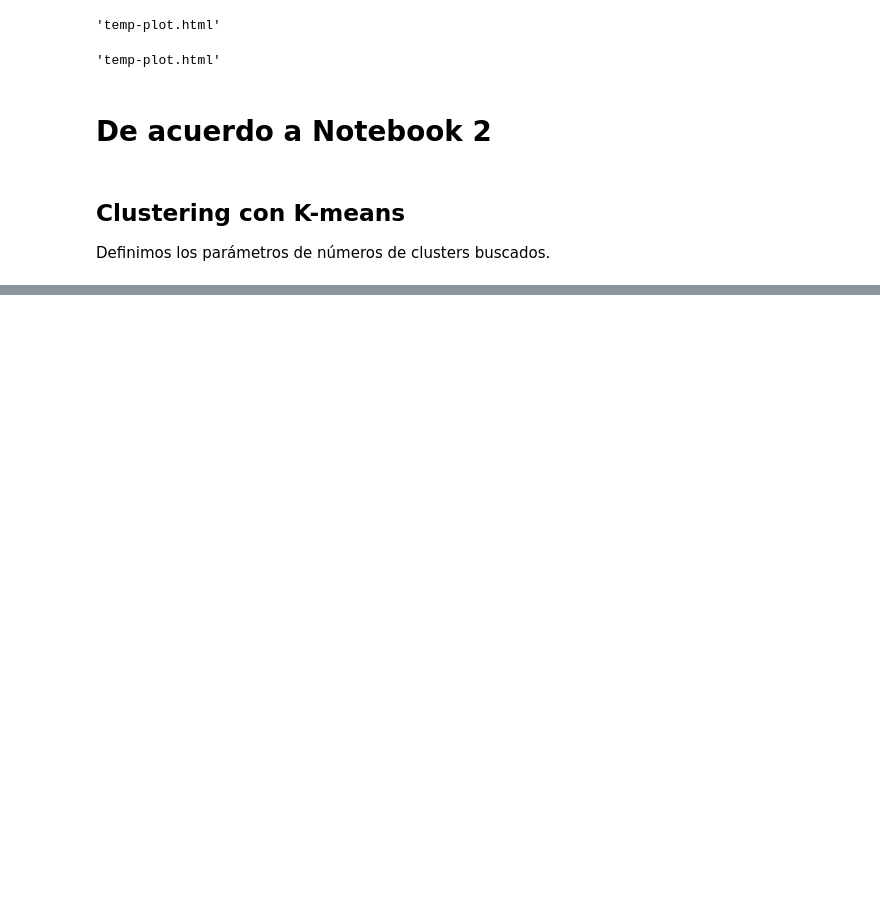
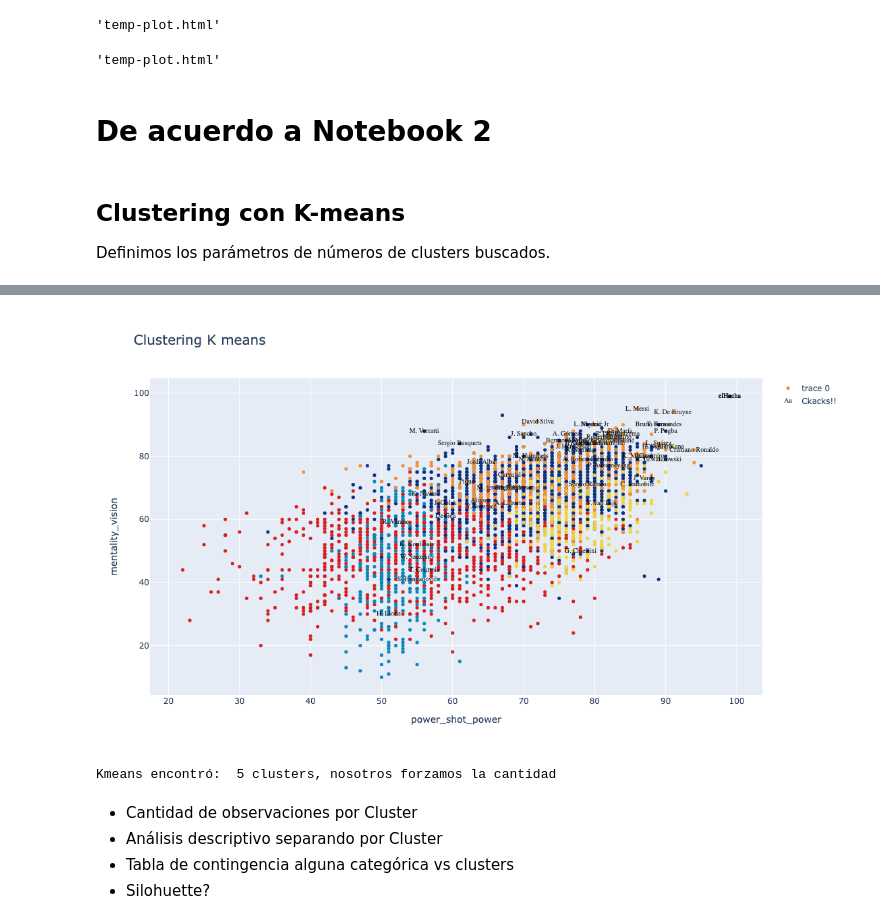
Before and after one commit to DiploDatos-Grupo2/AprendizajeNoSupervisado, a Jupyter notebook: TrabajoEntregable.ipynb, the cells around one changed output, grey strips where cells are left out. Cells and saved outputs as stored; diff of their text form; code cells hidden in the pictures; blank space fills up the shorter version.

```diff
--- a/TrabajoEntregable.ipynb
+++ b/TrabajoEntregable.ipynb
@@ -397,0 +452,50 @@ df_skills.head()
+# %%
+bool_crack = dfNew["overall"] > 85
+bool_no_crack = dfNew["overall"]<86
+
+#Eligo dos números entre 0 y  de n_skills-1
+skill_1 = skills_ratings[27]
+skill_2 = skills_ratings[35]
+# %%
+kmean_clusters = go.Scatter(x=df_skills[skill_1], y=df_skills[skill_2],
+                           mode='markers',
+                        text=dfNew.loc[:,'short_name'],
+                           marker=dict(
+                                size=5,
+                                color = clusters.astype(np.float), #set color equal to a variable
+                                colorscale='Portland',
+                                showscale=False)
+                           )
+
+crack =go.Scatter(x=df_skills.loc[bool_crack,skill_1], y=df_skills.loc[bool_crack,skill_2],name='Ckacks!!',
+                      text=dfNew.loc[bool_crack,'short_name'],
+                      textfont=dict(family='sans serif',size=10,color='black'),
+                      opacity=0.9,mode='text')
+
+data=[kmean_clusters,crack]
+
+layout = go.Layout(title="Clustering K means ",titlefont=dict(size=20),
+                xaxis=dict(title=skill_1),
+                yaxis=dict(title=skill_2),
+                autosize=False, width=1000,height=650)
+
+fig = go.Figure(data=data, layout=layout)
+# %%
+#En Colab:
+#fig.show(renderer="colab")
+#En Jupyter:
+iplot(fig)
+#plot(fig)
+# %% [output]
+[figure, added]
+# %%
+df_clusters=dfNew.copy()
+df_clusters['kmeans'] = km.labels_ #clusters
+print('Kmeans encontró: ', max(km.labels_)+1, 'clusters, nosotros forzamos la cantidad')
+# %% [output]
+Kmeans encontró:  5 clusters, nosotros forzamos la cantidad
+# %% [markdown]
+- Cantidad de observaciones por Cluster
+- Análisis descriptivo separando por Cluster
+- Tabla de contingencia alguna categórica vs clusters
+- Silohuette?
```
Also changed, not shown: parts of 19 cells of this notebook, 1 other file.
